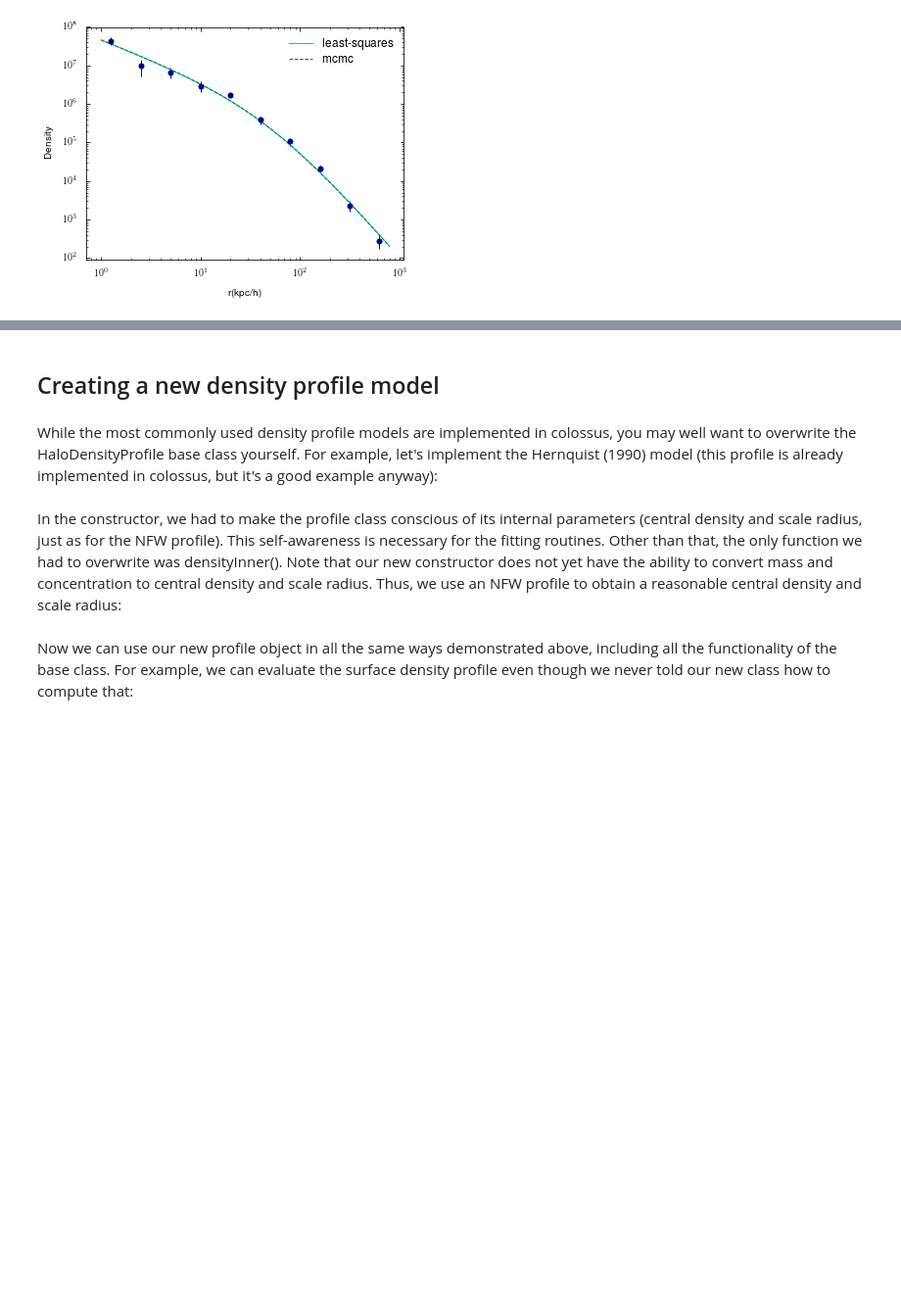
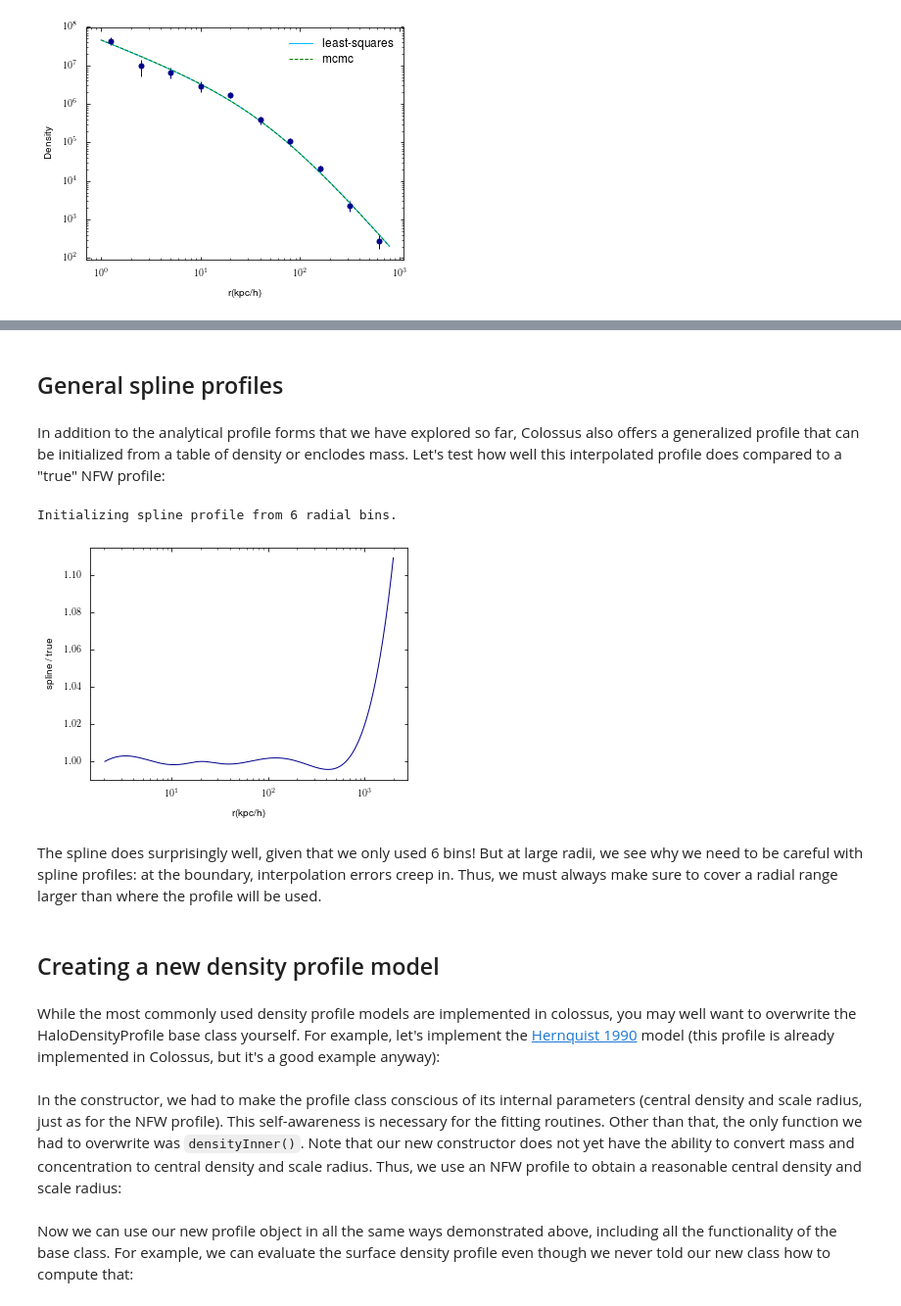
Before and after one commit to Shiriny24/colossus, a Jupyter notebook: tutorials/tutorial_halo_profile.ipynb, the cells around one changed output, grey strips where cells are left out. Shown: that part at 98% size. Cells and saved outputs as stored; diff of their text form; code cells hidden in the pictures; blank space fills up the shorter version.

```diff
--- a/tutorials/tutorial_halo_profile.ipynb
+++ b/tutorials/tutorial_halo_profile.ipynb
@@ -293,7 +300,46 @@ chi2 / Ndof = 9.2 / 8 = 1.15
+# %% [markdown]
+## General spline profiles
+# %% [markdown]
+In addition to the analytical profile forms that we have explored so far, Colossus also offers a generalized profile that can be initialized from a table of density or enclodes mass. Let's test how well this interpolated profile does compared to a "true" NFW profile:
+# %%
+from colossus.halo import mass_so
+from colossus.halo import profile_spline
+
+cosmology.setCosmology('planck15')
+
+#Create an NFW profile
+mdef = 'vir'
+p_nfw = profile_nfw.NFWProfile(M = 1E12, c = 10.0, mdef = mdef, z = 0.0)
+
+# Create a coarse array of radii and evaluate the NFW density
+Rvir = mass_so.M_to_R(Mvir, z, mdef)
+r = 10**np.arange(-2.0, 1.0, 0.5) * Rvir
+rho = p_nfw.density(r)
+
+# Create a spline profile from the radius array
+print('Initializing spline profile from %d radial bins.' % (len(r)))
+p_spline = profile_spline.SplineProfile(r, rho = rho)
+
+# Now create a much finer array of radii and test how well the spline does
+r = 10**np.arange(-2.0, 1.0, 0.01) * Rvir
+rho_m = cosmo.rho_m(z)
+rho_nfw = p_nfw.density(r)
+rho_spline = p_spline.density(r)
+
+plt.figure()
+plt.xscale('log')
+plt.xlabel('r(kpc/h)')
+plt.ylabel('spline / true')
+plt.plot(r, rho_spline / rho_nfw, '-');
+# %% [output]
+Initializing spline profile from 6 radial bins.
+[figure, added]
+# %% [markdown]
+The spline does surprisingly well, given that we only used 6 bins! But at large radii, we see why we need to be careful with spline profiles: at the boundary, interpolation errors creep in. Thus, we must always make sure to cover a radial range larger than where the profile will be used.
 # %% [markdown]
 ## Creating a new density profile model
 # %% [markdown]
-While the most commonly used density profile models are implemented in colossus, you may well want to overwrite the HaloDensityProfile base class yourself. For example, let's implement the Hernquist (1990) model (this profile is already implemented in colossus, but it's a good example anyway):
+While the most commonly used density profile models are implemented in colossus, you may well want to overwrite the HaloDensityProfile base class yourself. For example, let's implement the [Hernquist 1990](http://adsabs.harvard.edu/abs/1990ApJ...356..359H) model (this profile is already implemented in Colossus, but it's a good example anyway):
 # %%
 from colossus.halo import profile_base
 
@@ -317,7 +363,7 @@ class HernquistProfile(profile_base.HaloDensityProfile):
 
         return density
 # %% [markdown]
-In the constructor, we had to make the profile class conscious of its internal parameters (central density and scale radius, just as for the NFW profile). This self-awareness is necessary for the fitting routines. Other than that, the only function we had to overwrite was densityInner(). Note that our new constructor does not yet have the ability to convert mass and concentration to central density and scale radius. Thus, we use an NFW profile to obtain a reasonable central density and scale radius:
+In the constructor, we had to make the profile class conscious of its internal parameters (central density and scale radius, just as for the NFW profile). This self-awareness is necessary for the fitting routines. Other than that, the only function we had to overwrite was `densityInner()`. Note that our new constructor does not yet have the ability to convert mass and concentration to central density and scale radius. Thus, we use an NFW profile to obtain a reasonable central density and scale radius:
 # %%
 Mvir = 1E12
 cvir = 7.0
```
Also changed, not shown: parts of 13 cells of this notebook, 16 other files.
